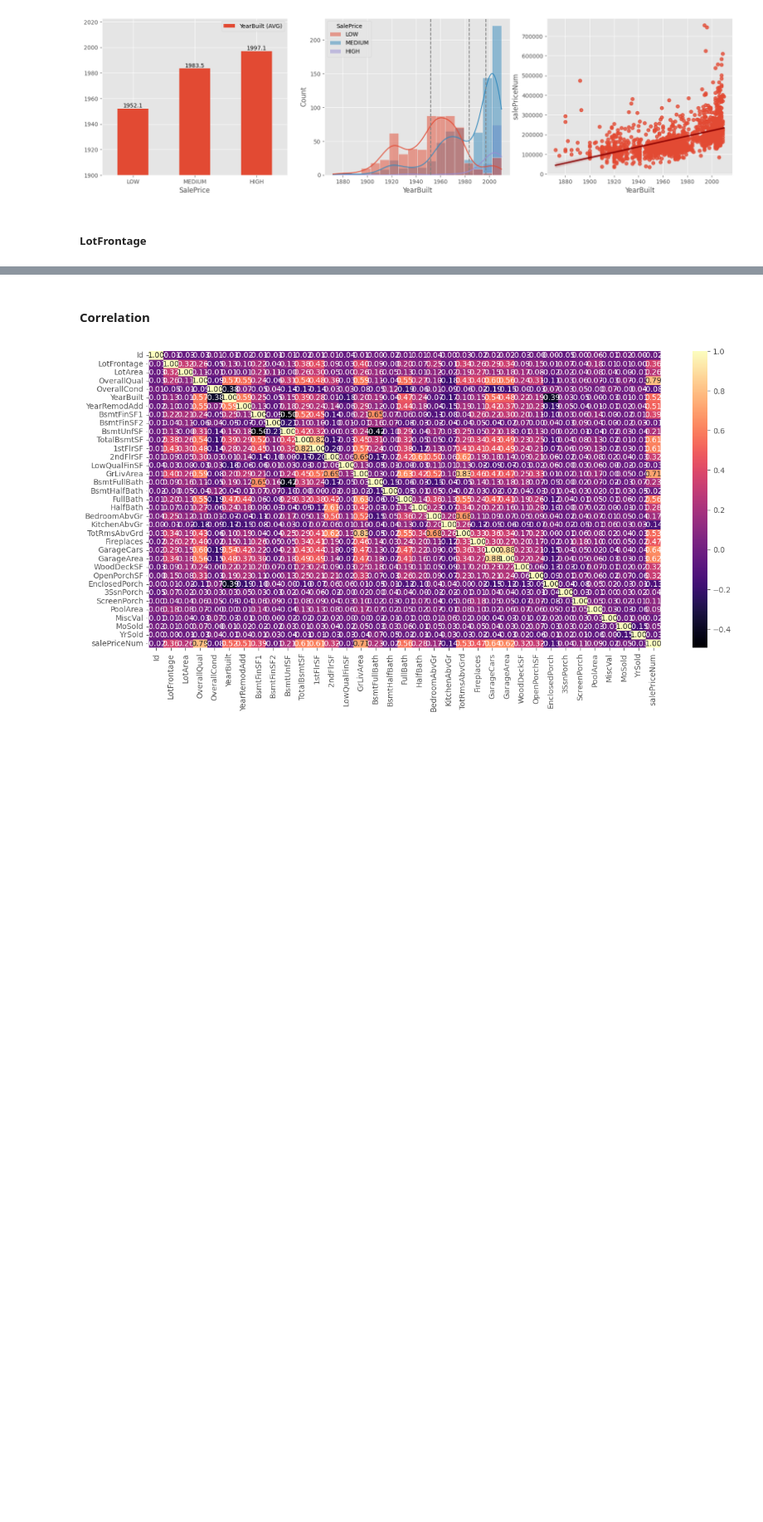
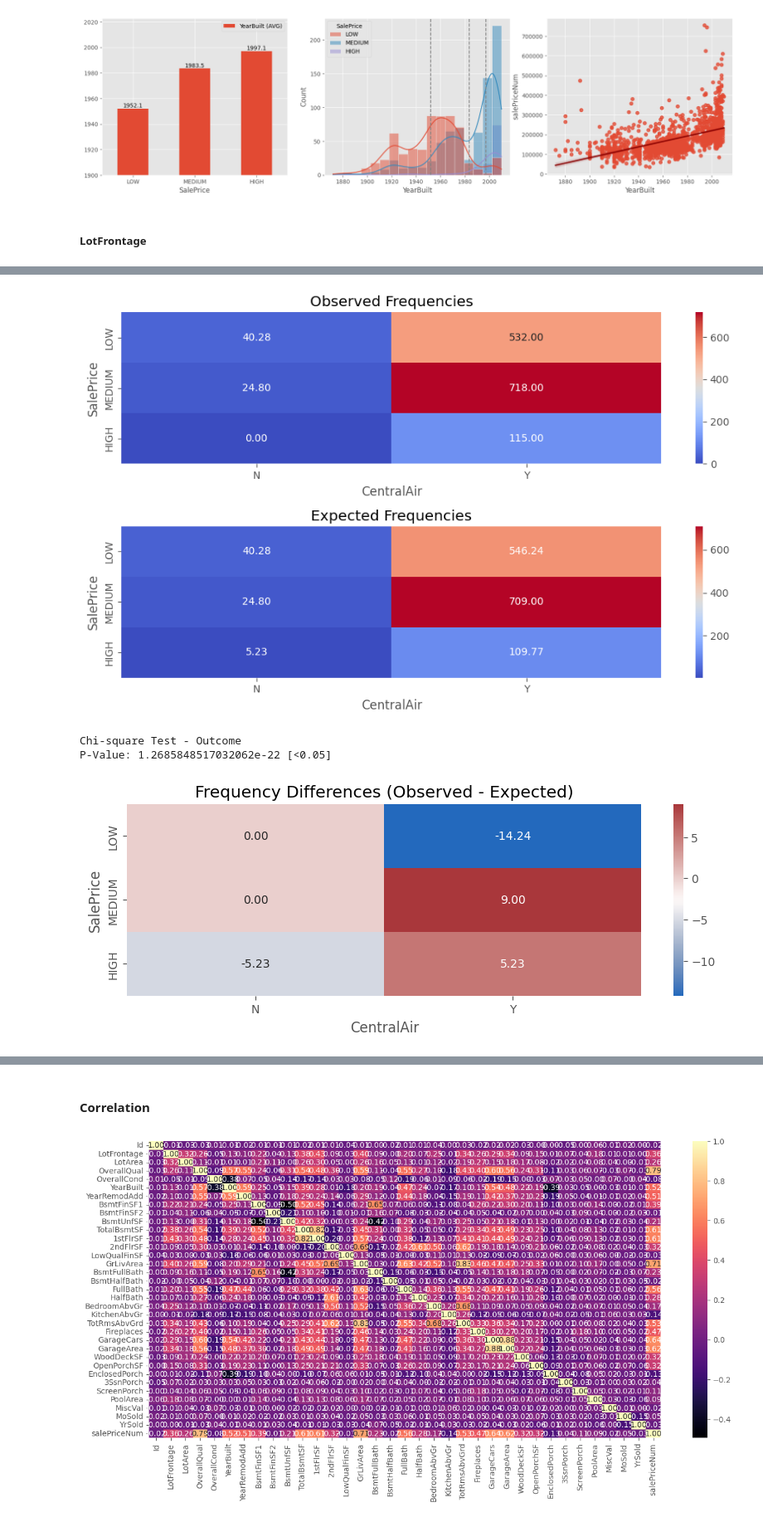
Before and after one commit to gvnberaldi/HousePricePrediction, a Jupyter notebook: Mbusu_project.ipynb, the cells around one changed output, grey strips where cells are left out. Shown at 83% size. Saved outputs shown, nothing was run; the diff lists cells and outputs as text; code cells hidden in the pictures; blank space fills up the shorter version.

```diff
--- a/Mbusu_project.ipynb
+++ b/Mbusu_project.ipynb
@@ -119,8 +136,8 @@ def barplot_diffvalues(dataset, feature_name):
     labels = ['' for item in ax.get_xticklabels()]
     ax.set_xticklabels(labels)
     ax.set_title('Expected/Observed Frequencies')
-    ax.set_xlabel('MSSubclass/SalePrice (LOW=L, MEDIUM=M, HIGH=H)', labelpad=40)
-    ax.set_ylabel('SalesPrice')
+    ax.set_xlabel(f'{feature_name}/{TARGET_FEATURE}', labelpad=40)
+    ax.set_ylabel(f'{TARGET_FEATURE}')
     plt.legend(['Expected', 'Observed'])
     label_group_bar_table(ax, df)
 
@@ -428,0 +461,7 @@ histplot(df,'SalePrice',"LotFrontage", bins=50)
+# %%
+stattest_quali(df,'CentralAir', typeplot='heatmap', fig_width=10)
+# %% [output]
+[figure, added]
+Chi-square Test - Outcome
+P-Value: 1.2685848517032062e-22 [<0.05]
+[figure, added]
```
Also changed, not shown: parts of 19 cells of this notebook, 2 other files.
